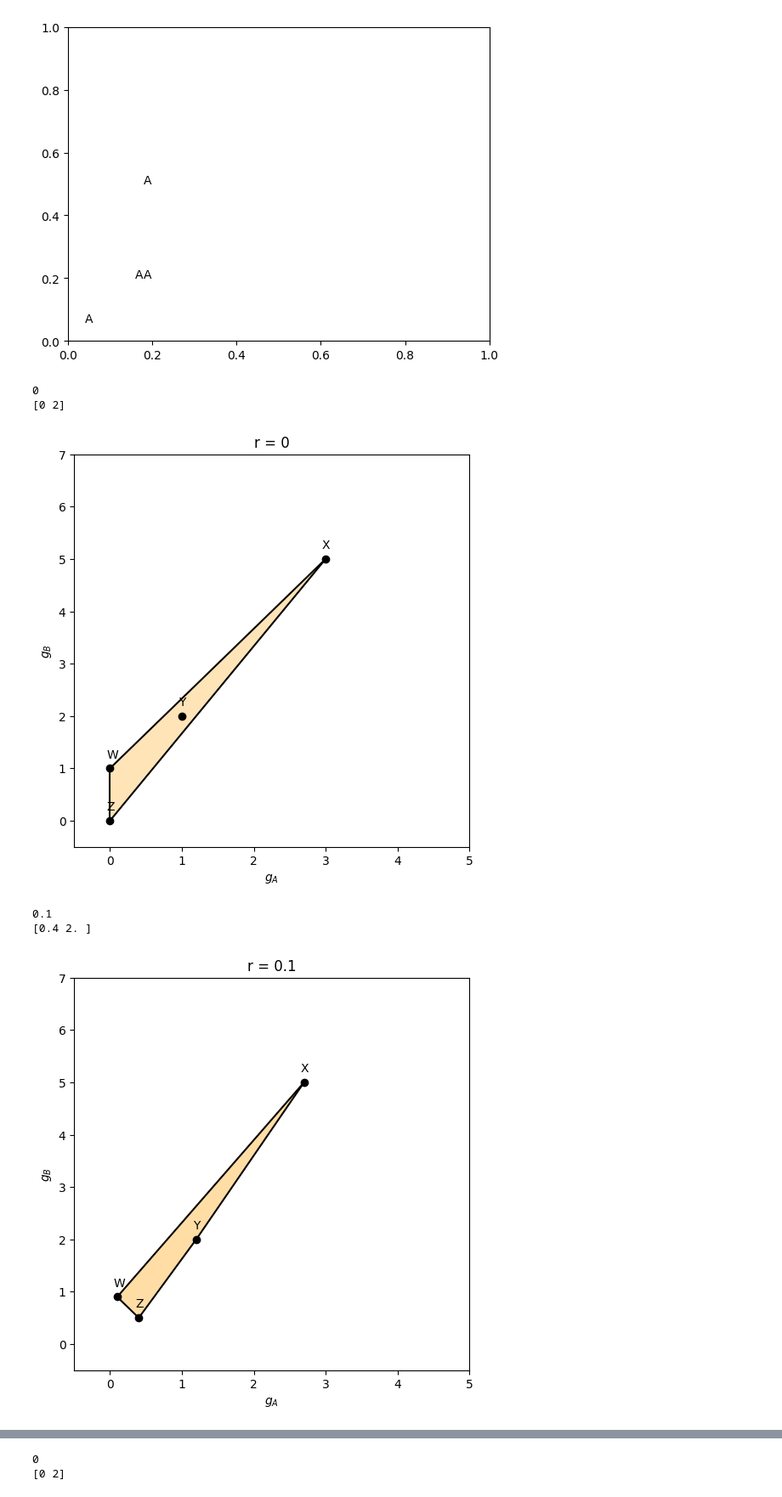
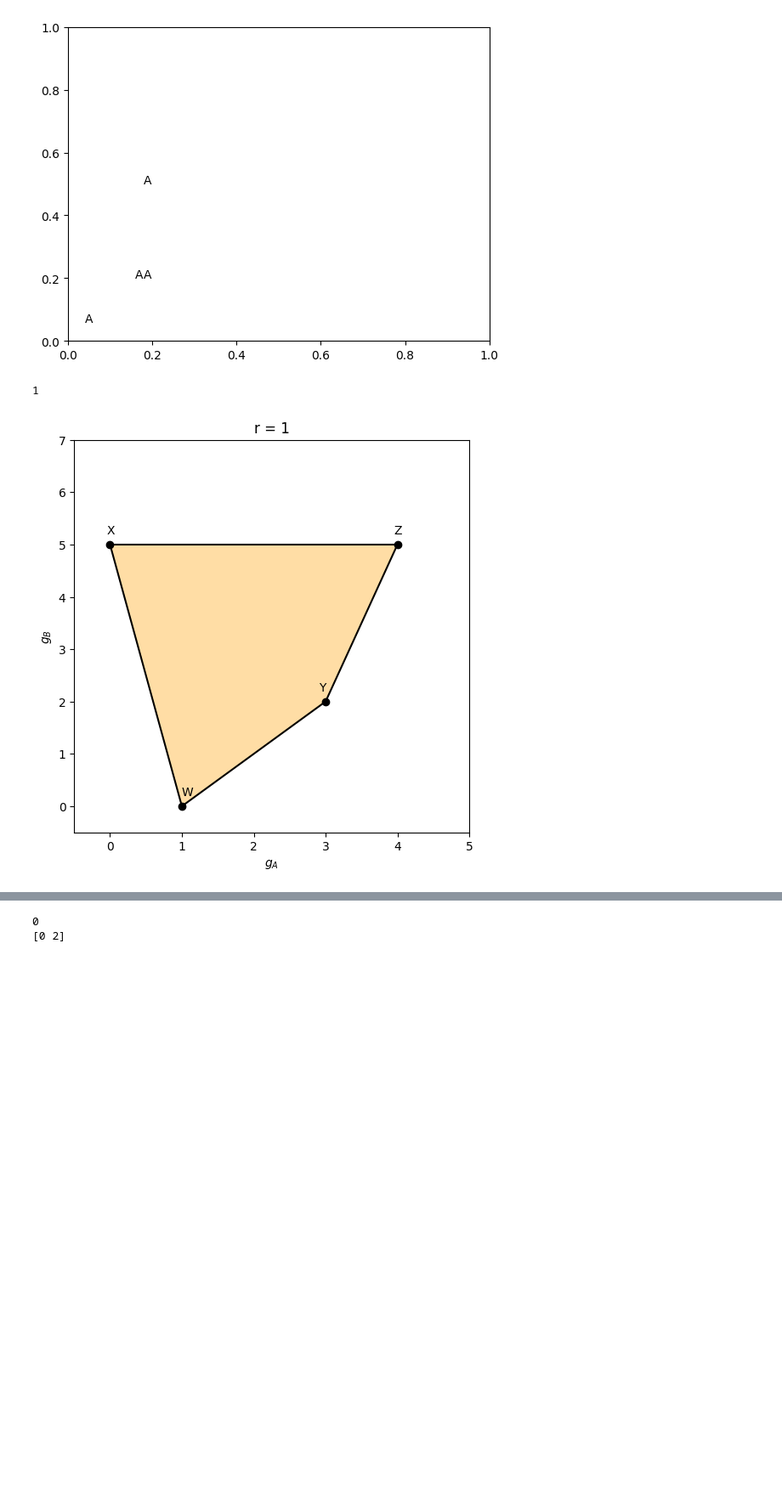
Before and after one commit to moticilla/semi_cooperative_game_coursework, a Jupyter notebook: graphing.ipynb, the cells around one changed output, grey strips where cells are left out. Shown: that part at 85% size. Saved outputs shown, nothing was run; the diff lists cells and outputs as text; code cells hidden in the pictures; blank space fills up the shorter version.

```diff
--- a/graphing.ipynb
+++ b/graphing.ipynb
@@ -255,23 +257,34 @@ plt.show()
 [figure]
 # %%
 rs = [0, 0.1, 0.2, 0.33, 0.4, 0.5, 0.47, 0.78, 1]
+offsets = [
+    [(0,0.01), (0.1,0), (-0.2,0), (-0.1,0.1)],
+    [(0,0),(0,0),(0,0),(0,0)],
+    [(0,0),(-0.1,0),(-0.1,0),(-0.1,0)],
+    [(0,0),(-0.1,0),(0,0),(-0.1,0)],
+    [(0,0),(0.1,0),(0,0),(-0.1,0)],
+    [(0,0),(0.1,0),(0.1,0),(-0.1,0)],
+    [(0,0),(0.1,0),(0.1,0),(-0.1,0)],
+    [(0,0),(-0.05,0),(0,0),(-0.18,0)],
+    [(0,0),(-0.05,0),(0,0),(0.05,0)],
+]
 
-for r in rs:
+
+for r, offset in zip(rs, offsets):
+    if r not in [1]:
+        continue
+
     plt.rcParams["figure.figsize"] = (6,6)
     xmax = 5
     ymax = 7
     plt.xlim(-0.5, xmax)
     plt.ylim(-0.5, ymax)
     print(r)
-    print(threat_point(r))
-    graph_bargaining_set(plt, r)
+    # print(threat_point(r))
+    graph_bargaining_set(plt, r, offset)
 
     plt.savefig(f'graphics/graph_{round(r,3)}.svg', format='svg', dpi=1200)
     plt.show()
 # %% [output]
-0
-[0 2]
+1
-[figure, old version]
+[figure, new version]
-0.1
-[0.4 2. ]
-[figure, removed]
```
Also changed, not shown: parts of 6 cells of this notebook, 23 other files.
